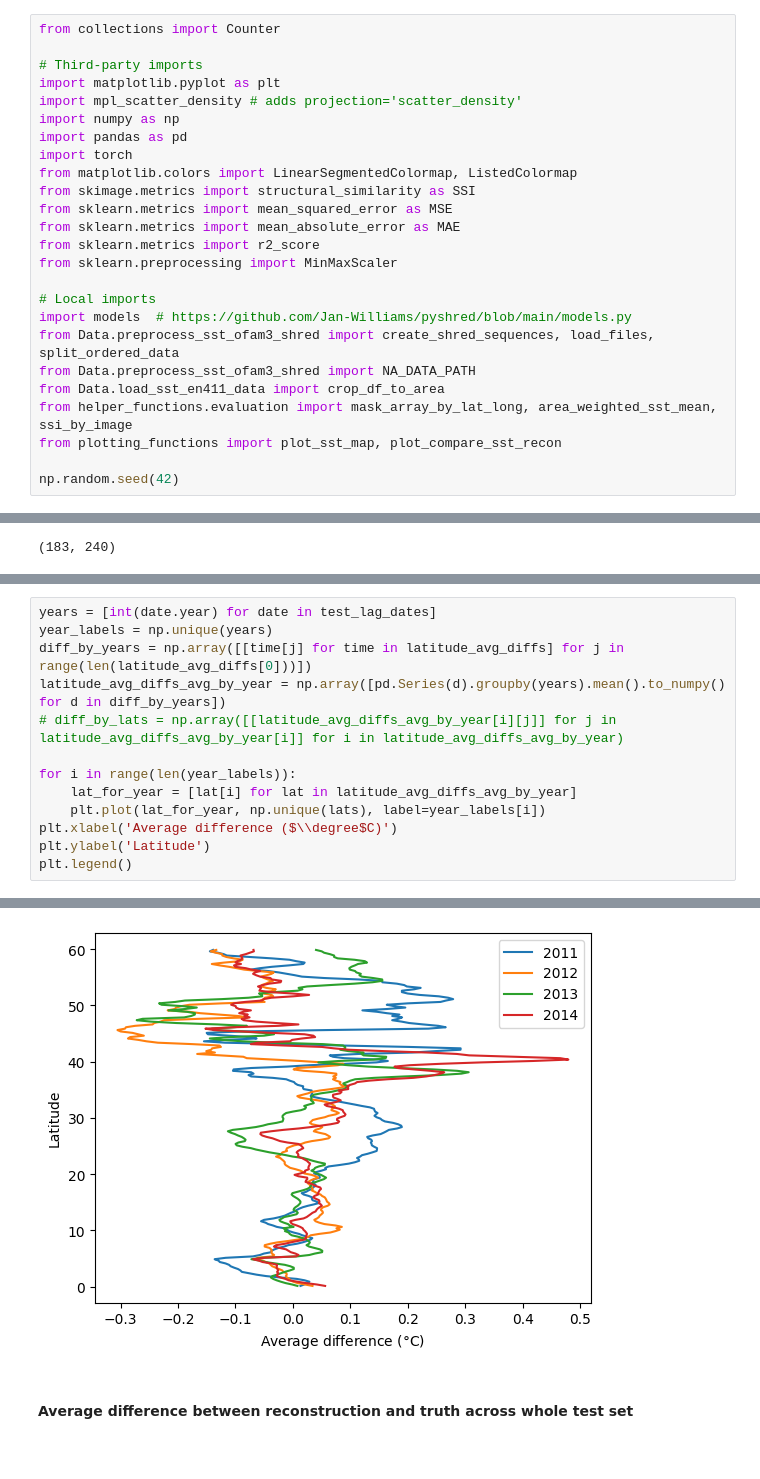
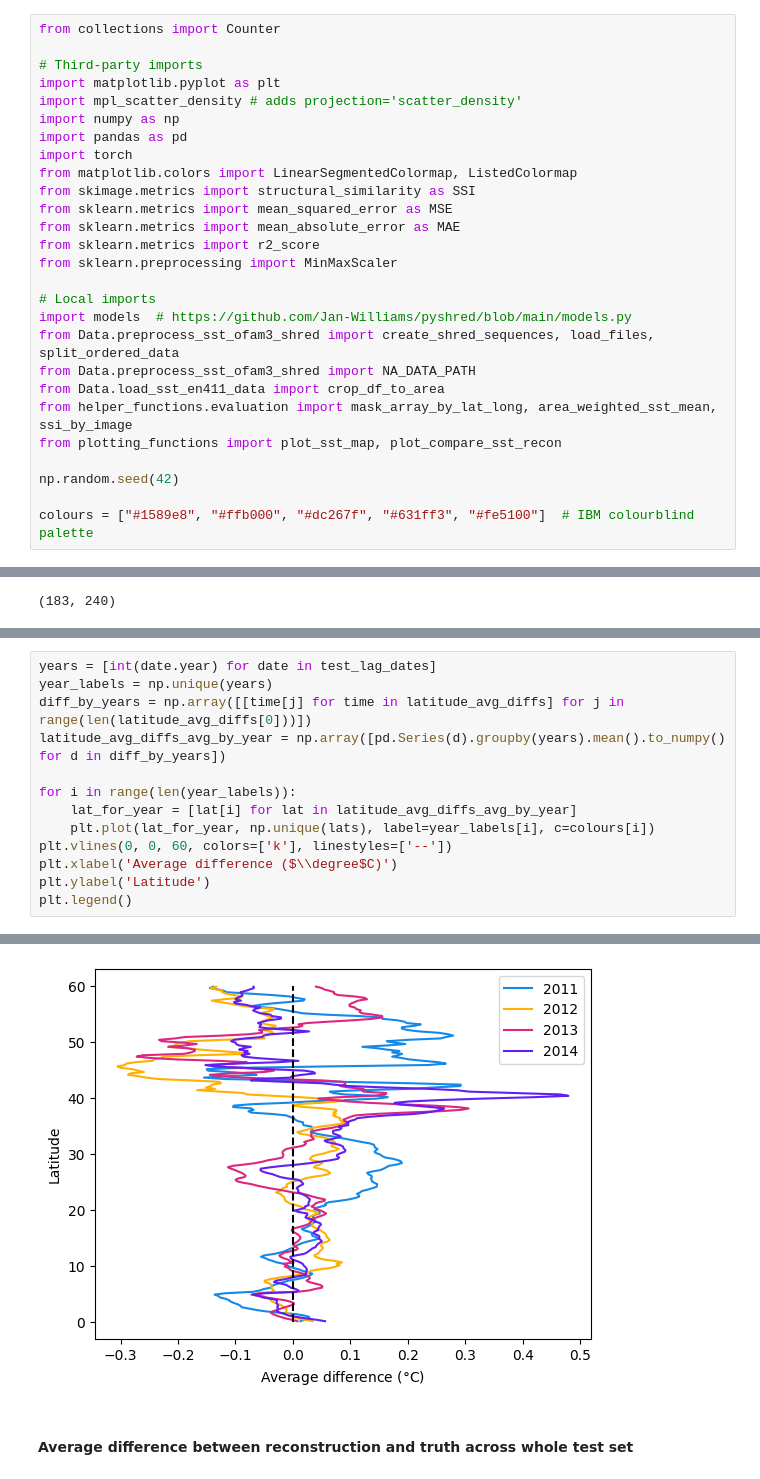
Before and after one commit to abbym-bristol/ME4OH_summer_project, a Jupyter notebook: SHRED_OFAM3_SST_static.ipynb, the cells around one changed output, grey strips where cells are left out. Drawn from its saved outputs; the diff is of its cells as text.

Commit message:
style: colours updated

```diff
--- a/SHRED_OFAM3_SST_static.ipynb
+++ b/SHRED_OFAM3_SST_static.ipynb
@@ -29,6 +29,8 @@ from helper_functions.evaluation import mask_array_by_lat_long, area_weighted_ss
 from plotting_functions import plot_sst_map, plot_compare_sst_recon
 
 np.random.seed(42)
+
+colours = ["#1589e8", "#ffb000", "#dc267f", "#631ff3", "#fe5100"]  # IBM colourblind palette
 # %% [markdown]
 ## SHRED preprocessing
 # %%
@@ -299,19 +284,19 @@ len(latitude_avg_diffs[0])
 # %%
 years = [int(date.year) for date in test_lag_dates]
 year_labels = np.unique(years)
 diff_by_years = np.array([[time[j] for time in latitude_avg_diffs] for j in range(len(latitude_avg_diffs[0]))])
 latitude_avg_diffs_avg_by_year = np.array([pd.Series(d).groupby(years).mean().to_numpy() for d in diff_by_years])
-# diff_by_lats = np.array([[latitude_avg_diffs_avg_by_year[i][j]] for j in latitude_avg_diffs_avg_by_year[i]] for i in latitude_avg_diffs_avg_by_year)
 
 for i in range(len(year_labels)):
     lat_for_year = [lat[i] for lat in latitude_avg_diffs_avg_by_year]
-    plt.plot(lat_for_year, np.unique(lats), label=year_labels[i])
+    plt.plot(lat_for_year, np.unique(lats), label=year_labels[i], c=colours[i])
+plt.vlines(0, 0, 60, colors=['k'], linestyles=['--'])
 plt.xlabel('Average difference ($\\degree$C)')
 plt.ylabel('Latitude')
 plt.legend()
 # %% [output]
 <matplotlib.legend.Legend at 0x...>
-[figure, old version]
+[figure, new version]
 # %% [markdown]
 #### Average difference between reconstruction and truth across whole test set
 # %%
```
Also changed, not shown: parts of 5 cells of this notebook.
